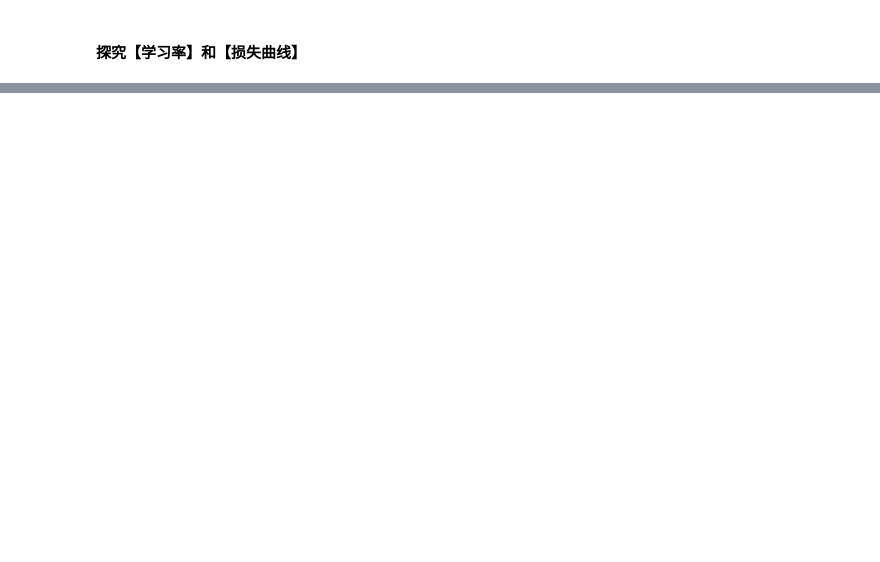
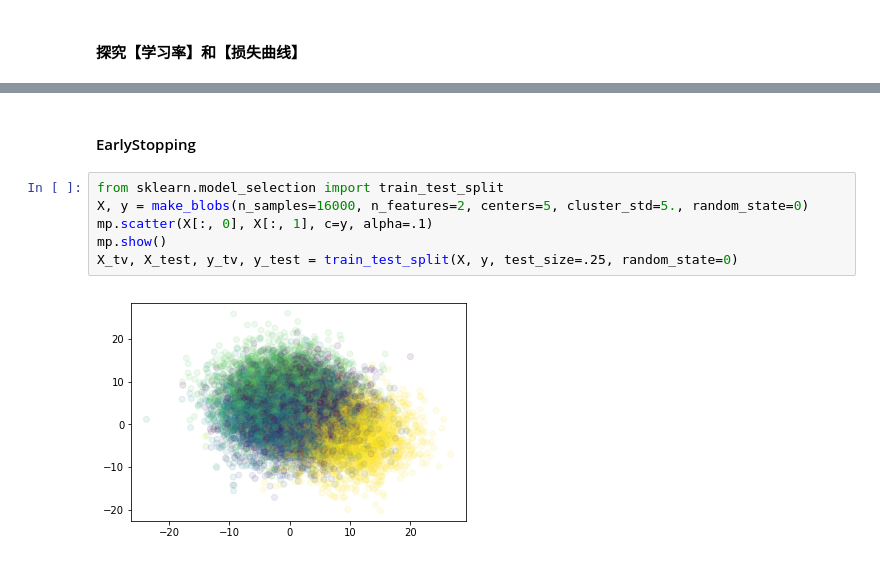
Before and after one commit to AryeYellow/PyProjects, a Jupyter notebook: DataScience/Neural_Network.ipynb, the cells around one changed output, grey strips where cells are left out. Drawn from its saved outputs; the diff is of its cells as text; blank space fills up the shorter version.

```diff
--- a/DataScience/Neural_Network.ipynb
+++ b/DataScience/Neural_Network.ipynb
@@ -135,0 +163,10 @@ mp.show()
+# %% [markdown]
+#### EarlyStopping
+# %%
+from sklearn.model_selection import train_test_split
+X, y = make_blobs(n_samples=16000, n_features=2, centers=5, cluster_std=5., random_state=0)
+mp.scatter(X[:, 0], X[:, 1], c=y, alpha=.1)
+mp.show()
+X_tv, X_test, y_tv, y_test = train_test_split(X, y, test_size=.25, random_state=0)
+# %% [output]
+[figure, added]
```
Also changed, not shown: parts of 13 cells of this notebook, 1 other file.
